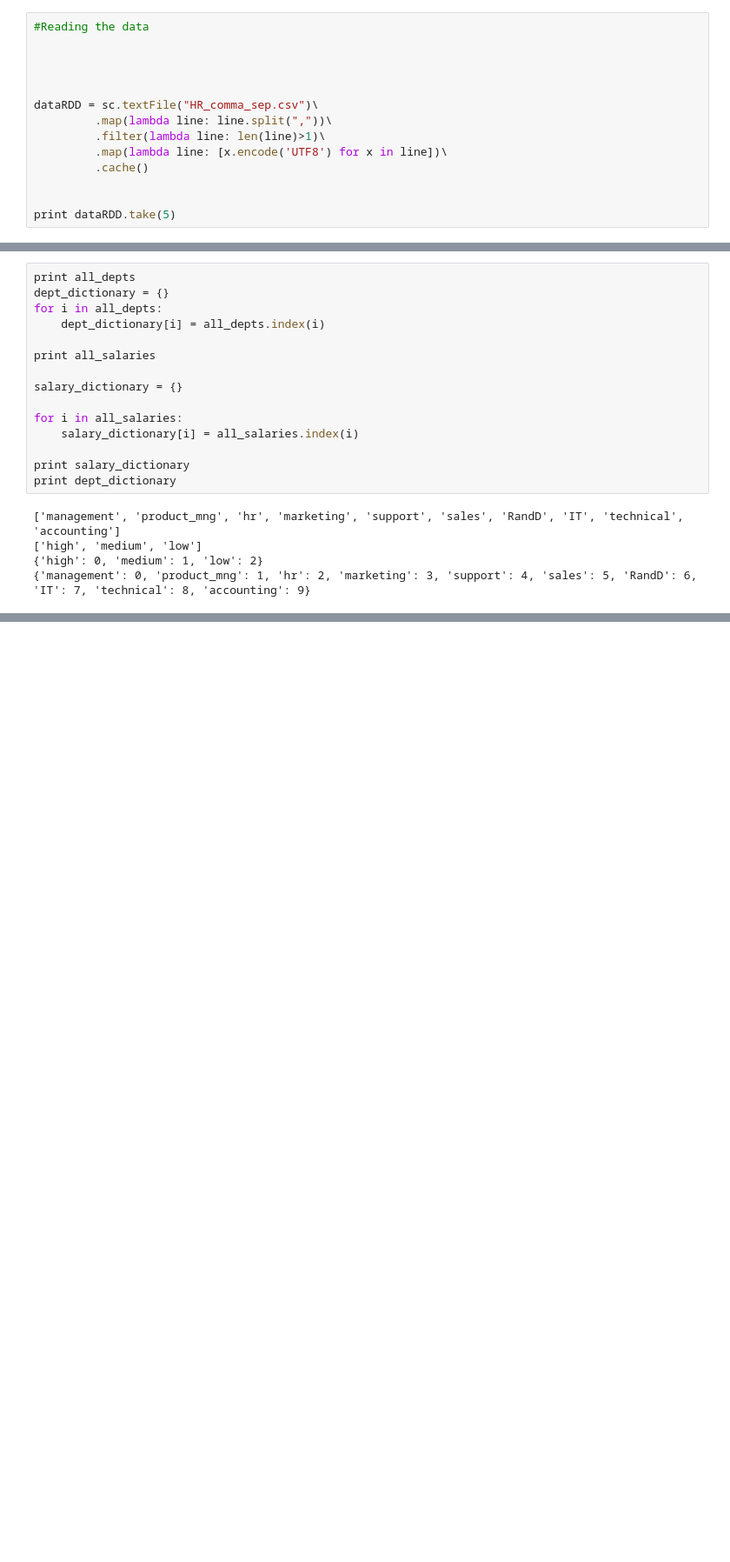
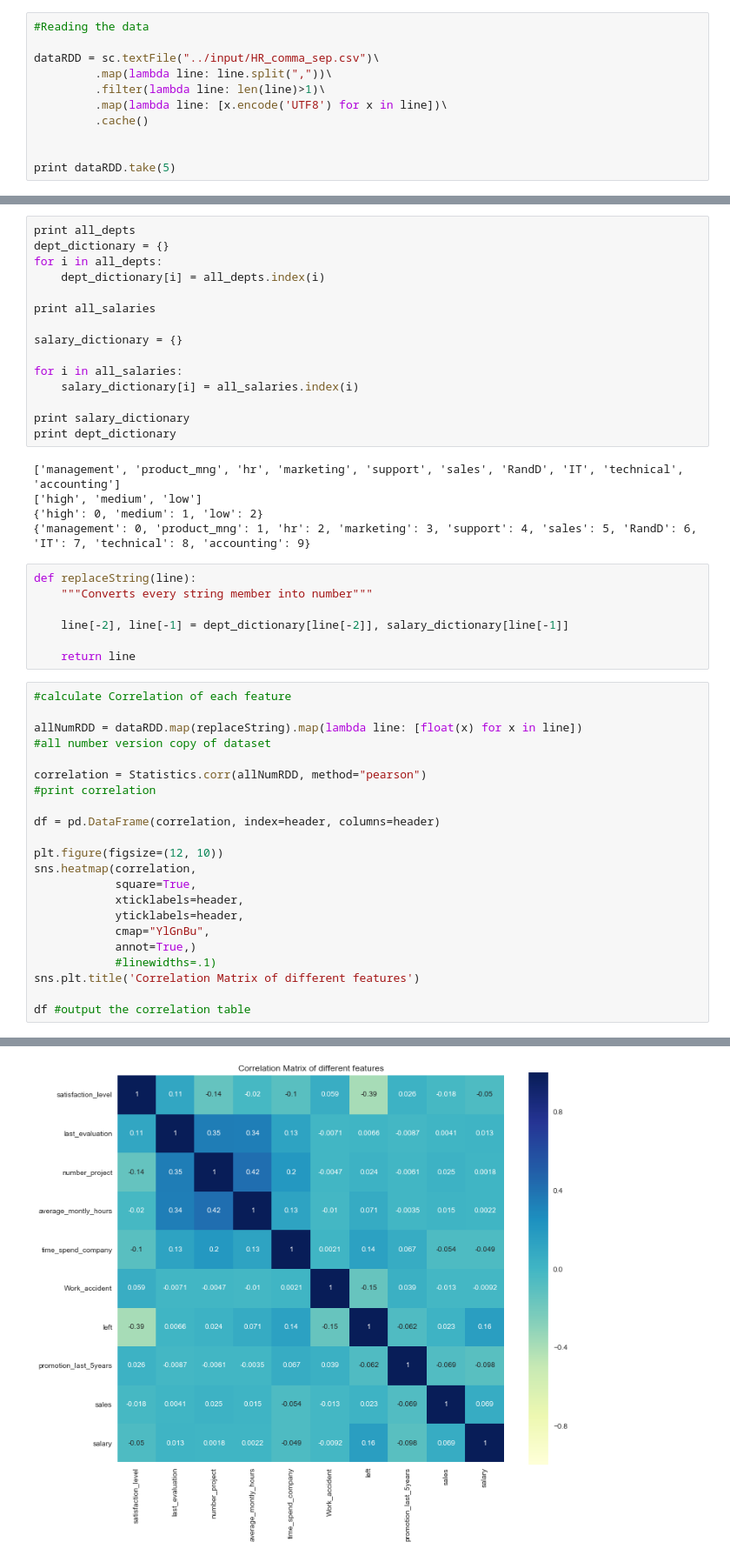
Before and after one commit to kkgoswami/humanResourceAnalytics, a Jupyter notebook: hr.ipynb, the cells around one changed output, grey strips where cells are left out. Shown at 87% size. Cells and saved outputs as stored; diff of their text form; blank space fills up the shorter version.

```diff
--- a/hr.ipynb
+++ b/hr.ipynb
@@ -10,10 +18,7 @@ sc = SparkContext.getOrCreate()
 # %%
 #Reading the data
 
-
-
-
-dataRDD = sc.textFile("HR_comma_sep.csv")\
+dataRDD = sc.textFile("../input/HR_comma_sep.csv")\
          .map(lambda line: line.split(","))\
          .filter(lambda line: len(line)>1)\
          .map(lambda line: [x.encode('UTF8') for x in line])\
@@ -52,3 +63,33 @@ print dept_dictionary
 ['high', 'medium', 'low']
 {'high': 0, 'medium': 1, 'low': 2}
 {'management': 0, 'product_mng': 1, 'hr': 2, 'marketing': 3, 'support': 4, 'sales': 5, 'RandD': 6, 'IT': 7, 'technical': 8, 'accounting': 9}
+# %%
+def replaceString(line):
+    """Converts every string member into number"""
+
+    line[-2], line[-1] = dept_dictionary[line[-2]], salary_dictionary[line[-1]]
+
+    return line
+# %%
+#calculate Correlation of each feature
+
+allNumRDD = dataRDD.map(replaceString).map(lambda line: [float(x) for x in line])
+#all number version copy of dataset
+
+correlation = Statistics.corr(allNumRDD, method="pearson")
+#print correlation
+
+df = pd.DataFrame(correlation, index=header, columns=header)
+
+plt.figure(figsize=(12, 10))
+sns.heatmap(correlation,
+            square=True,
+            xticklabels=header,
+            yticklabels=header,
+            cmap="YlGnBu",
+            annot=True,)
+            #linewidths=.1)
+sns.plt.title('Correlation Matrix of different features')
+
+df #output the correlation table
+# %% [output]
@@ -54,0 +107 @@ print dept_dictionary
+[figure, added]
```
Also changed, not shown: parts of 15 cells of this notebook.
